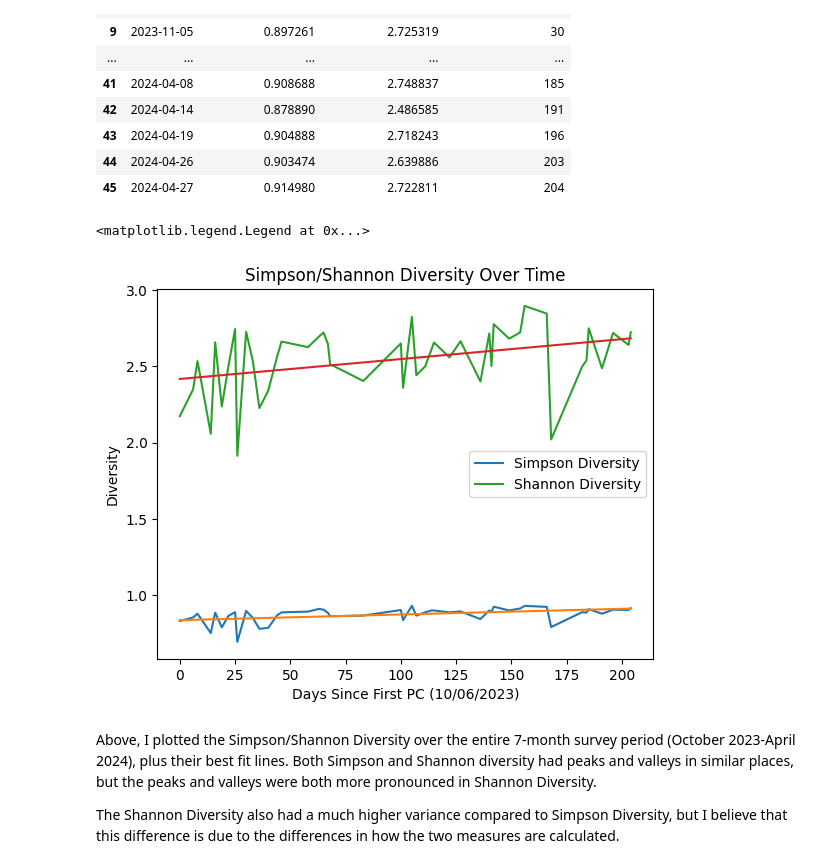
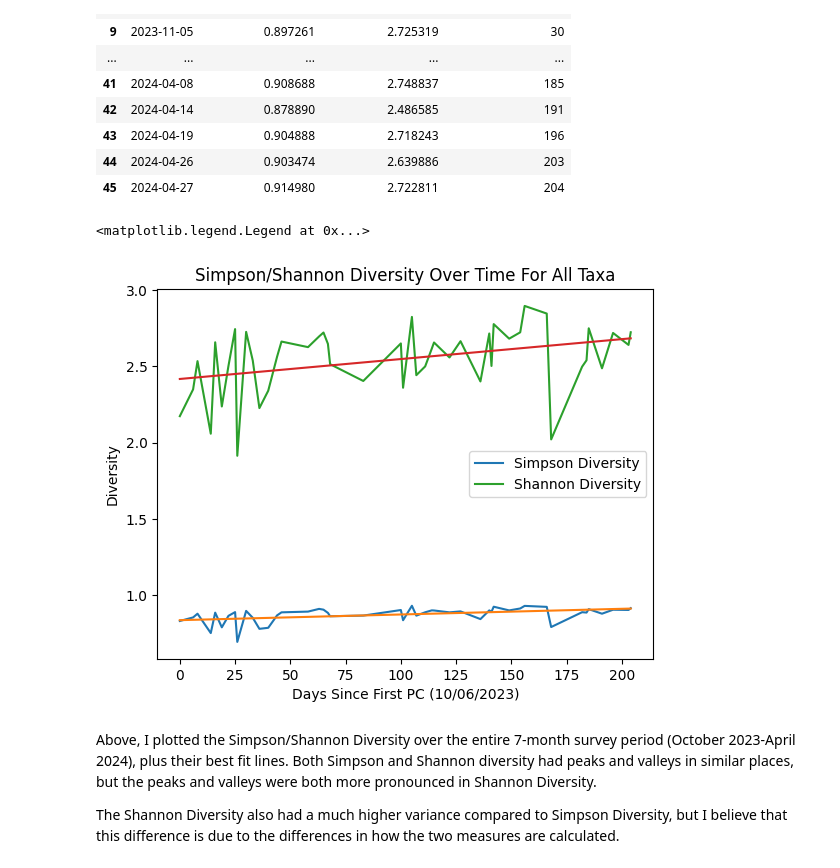
Before and after one commit to mmyen/bfb-babs-23-24, a Jupyter notebook: calculate-diversity-metrics.ipynb, the cells around one changed output. Saved outputs shown, nothing was run; the diff lists cells and outputs as text; code cells hidden in the pictures.

```diff
--- a/calculate-diversity-metrics.ipynb
+++ b/calculate-diversity-metrics.ipynb
@@ -227,31 +229,31 @@ simpson_and_shannon
 # %%
 # Plot Simpson and Shannon Diversity, plus best fit lines.
 # The scipy.stats.linregress method is used for easier downstream analysis.
 plt.plot(simpson_and_shannon['Days Since First PC'], date_simpson_diversity, label = "Simpson Diversity")
 
 simpson_regression_results = scipy.stats.linregress(simpson_and_shannon['Days Since First PC'],
                                                     date_simpson_diversity,
                                                     alternative = 'greater')
 simpson_m, simpson_b = simpson_regression_results.slope, simpson_regression_results.intercept
 plt.plot(simpson_and_shannon['Days Since First PC'],
          simpson_m * simpson_and_shannon['Days Since First PC'] + simpson_b)
 
 plt.plot(simpson_and_shannon['Days Since First PC'], date_shannon_diversity, label = "Shannon Diversity")
 
 shannon_regression_results = scipy.stats.linregress(simpson_and_shannon['Days Since First PC'],
                                                     date_shannon_diversity,
                                                     alternative = 'greater')
 shannon_m, shannon_b = shannon_regression_results.slope, shannon_regression_results.intercept
 plt.plot(simpson_and_shannon['Days Since First PC'],
          shannon_m * simpson_and_shannon['Days Since First PC'] + shannon_b)
 
-plt.title("Simpson/Shannon Diversity Over Time")
+plt.title("Simpson/Shannon Diversity Over Time For All Taxa")
 plt.xlabel("Days Since First PC (10/06/2023)")
 plt.ylabel("Diversity")
 plt.legend()
 # %% [output]
 <matplotlib.legend.Legend at 0x...>
-[figure, old version]
+[figure, new version]
 # %% [markdown]
 Above, I plotted the Simpson/Shannon Diversity over the entire 7-month survey period (October 2023-April 2024), plus their best fit lines. Both Simpson and Shannon diversity had peaks and valleys in similar places, but the peaks and valleys were both more pronounced in Shannon Diversity.
 
```
Also changed, not shown: parts of 38 cells of this notebook.
